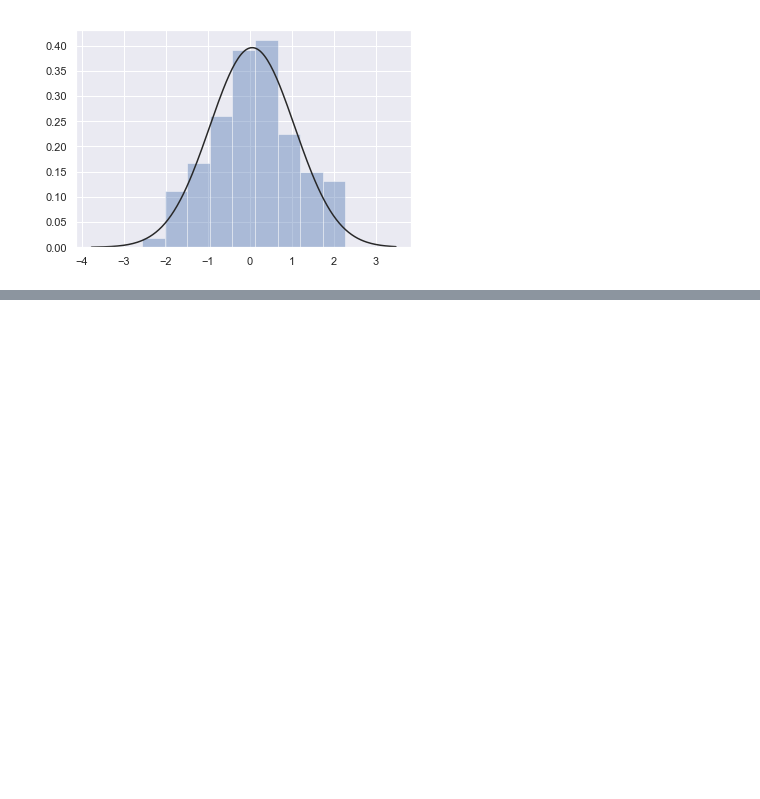
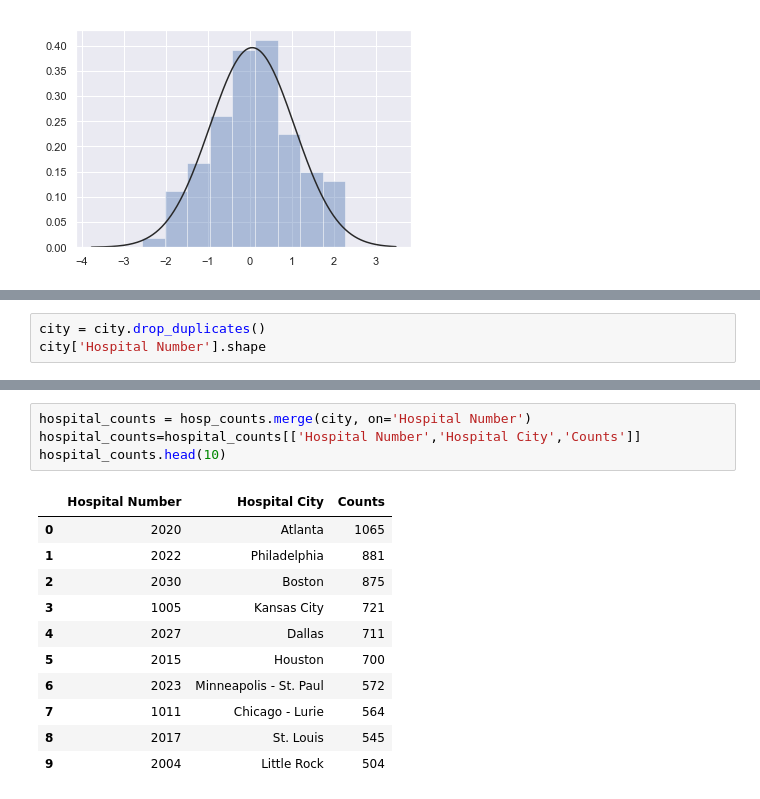
Before and after one commit to heathertrinh1017/Final-Project, a Jupyter notebook: ht.ipynb, the cells around one changed output, grey strips where cells are left out. Cells and saved outputs as stored; diff of their text form; blank space fills up the shorter version.

```diff
--- a/ht.ipynb
+++ b/ht.ipynb
@@ -375,0 +409,3 @@ ax=sns.distplot(x,fit=norm,kde=False)
+# %%
+city = city.drop_duplicates()
+city['Hospital Number'].shape
@@ -446,0 +463,16 @@ Length: 93, dtype: object
+# %%
+hospital_counts = hosp_counts.merge(city, on='Hospital Number')
+hospital_counts=hospital_counts[['Hospital Number','Hospital City','Counts']]
+hospital_counts.head(10)
+# %% [output]
+|  | Hospital Number | Hospital City | Counts |
+| 0 | 2020 | Atlanta | 1065 |
+| 1 | 2022 | Philadelphia | 881 |
+| 2 | 2030 | Boston | 875 |
+| 3 | 1005 | Kansas City | 721 |
+| 4 | 2027 | Dallas | 711 |
+| 5 | 2015 | Houston | 700 |
+| 6 | 2023 | Minneapolis - St. Paul | 572 |
+| 7 | 1011 | Chicago - Lurie | 564 |
+| 8 | 2017 | St. Louis | 545 |
+| 9 | 2004 | Little Rock | 504 |
```
Also changed, not shown: parts of 18 cells of this notebook, 2 other files.
